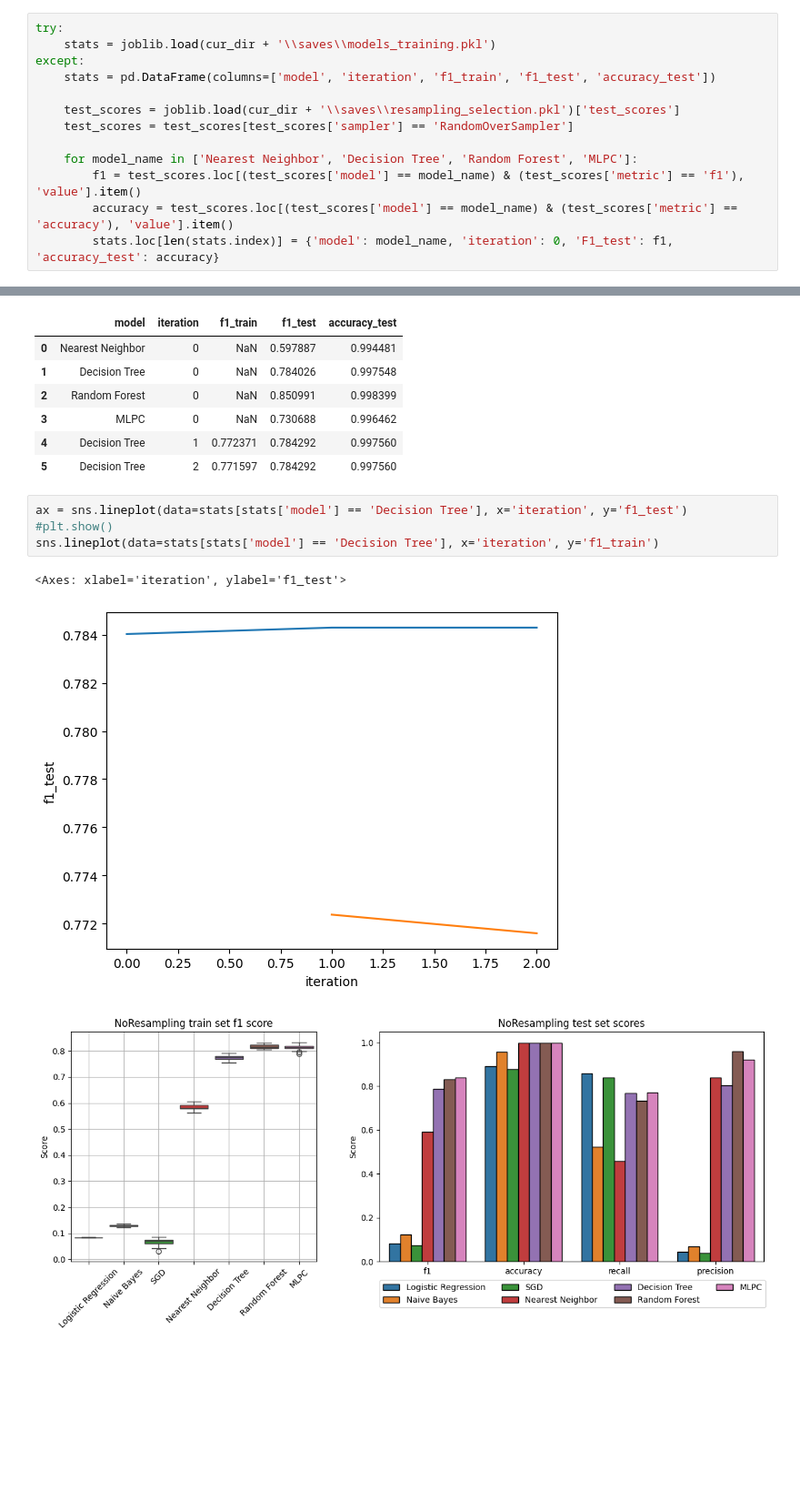
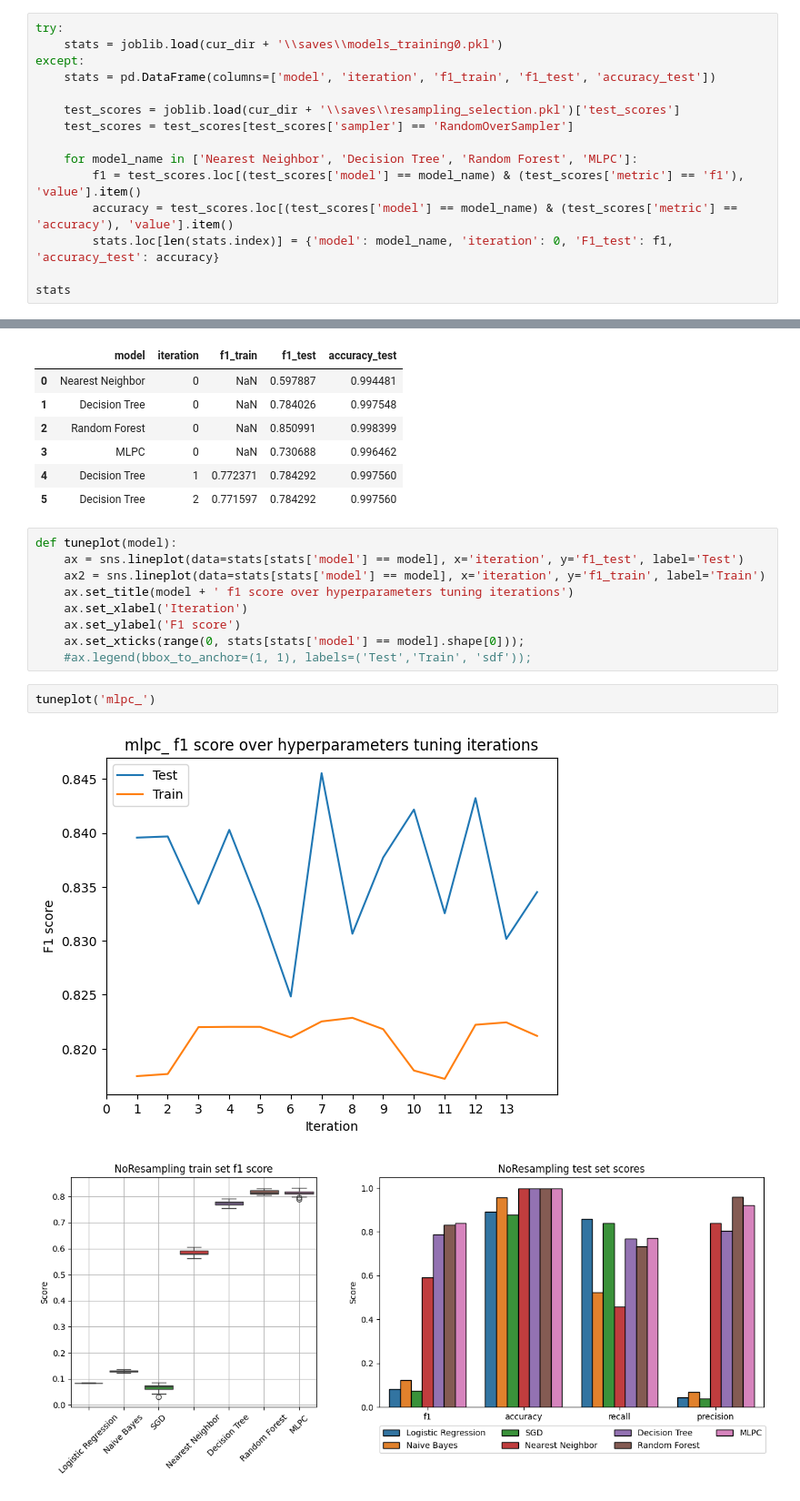
Before and after one commit to ArtemAntonov/Credit-Card-Transactions-Fraud-Detection, a Jupyter notebook: 3. Model training and testing.ipynb, the cells around one changed output, grey strips where cells are left out. Shown at 91% size. Saved outputs shown, nothing was run; the diff lists cells and outputs as text; blank space fills up the shorter version.

```diff
--- a/3. Model training and testing.ipynb
+++ b/3. Model training and testing.ipynb
@@ -30,7 +30,7 @@ df = pipe.transform(df)
 X_train, X_test, y_train, y_test = train_test_split(df, y, test_size=0.25, random_state=1, stratify=y)
 # %%
 try:
-    stats = joblib.load(cur_dir + '\\saves\\models_training.pkl')
+    stats = joblib.load(cur_dir + '\\saves\\models_training0.pkl')
 except:
     stats = pd.DataFrame(columns=['model', 'iteration', 'f1_train', 'f1_test', 'accuracy_test'])
 
@@ -41,3 +41,5 @@ except:
         f1 = test_scores.loc[(test_scores['model'] == model_name) & (test_scores['metric'] == 'f1'), 'value'].item()
         accuracy = test_scores.loc[(test_scores['model'] == model_name) & (test_scores['metric'] == 'accuracy'), 'value'].item()
         stats.loc[len(stats.index)] = {'model': model_name, 'iteration': 0, 'F1_test': f1, 'accuracy_test': accuracy}
+
+stats
@@ -88,12 +108,18 @@ stats
 | 4 | Decision Tree | 1 | 0.772371 | 0.784292 | 0.997560 |
 | 5 | Decision Tree | 2 | 0.771597 | 0.784292 | 0.997560 |
 # %%
-ax = sns.lineplot(data=stats[stats['model'] == 'Decision Tree'], x='iteration', y='f1_test')
-#plt.show()
-sns.lineplot(data=stats[stats['model'] == 'Decision Tree'], x='iteration', y='f1_train')
+def tuneplot(model):
+    ax = sns.lineplot(data=stats[stats['model'] == model], x='iteration', y='f1_test', label='Test')
+    ax2 = sns.lineplot(data=stats[stats['model'] == model], x='iteration', y='f1_train', label='Train')
+    ax.set_title(model + ' f1 score over hyperparameters tuning iterations')
+    ax.set_xlabel('Iteration')
+    ax.set_ylabel('F1 score')
+    ax.set_xticks(range(0, stats[stats['model'] == model].shape[0]));
+    #ax.legend(bbox_to_anchor=(1, 1), labels=('Test','Train', 'sdf'));
-# %% [output]
-<Axes: xlabel='iteration', ylabel='f1_test'>
-[figure, removed]
+# %%
+tuneplot('mlpc_')
+# %% [output]
+[figure, added]
 # %% [markdown]
 ![image.png](attachment:b2ce8ae4-c205-4816-b944-3d6d4da1fe40.png)
 # %%
```
Also changed, not shown: parts of 13 cells of this notebook, 5 other files.
